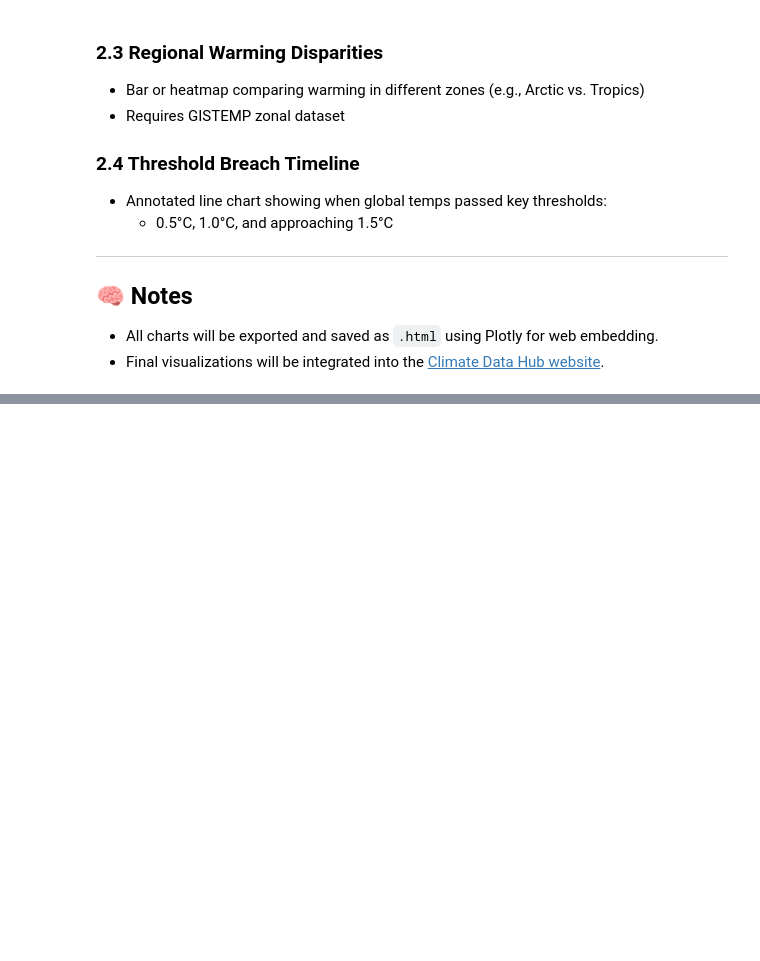
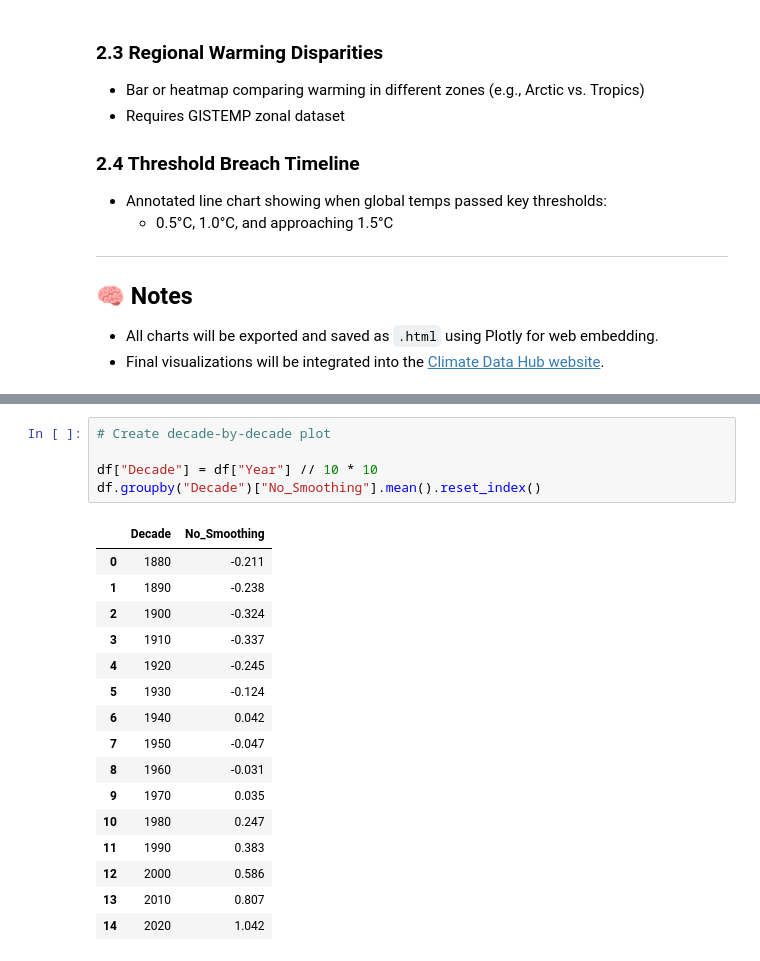
Before and after one commit to ArBlaze/Climate-Data-Hub, a Jupyter notebook: global-surface-temperature/notebooks/cleaning_and_visualization.ipynb, the cells around one changed output, grey strips where cells are left out. Drawn from its saved outputs; the diff is of its cells as text; blank space fills up the shorter version.

```diff
--- a/global-surface-temperature/notebooks/cleaning_and_visualization.ipynb
+++ b/global-surface-temperature/notebooks/cleaning_and_visualization.ipynb
@@ -188,0 +284,22 @@ fig.show()
+# %%
+# Create decade-by-decade plot
+
+df["Decade"] = df["Year"] // 10 * 10
+df.groupby("Decade")["No_Smoothing"].mean().reset_index()
+# %% [output]
+|  | Decade | No_Smoothing |
+| 0 | 1880 | -0.211 |
+| 1 | 1890 | -0.238 |
+| 2 | 1900 | -0.324 |
+| 3 | 1910 | -0.337 |
+| 4 | 1920 | -0.245 |
+| 5 | 1930 | -0.124 |
+| 6 | 1940 | 0.042 |
+| 7 | 1950 | -0.047 |
+| 8 | 1960 | -0.031 |
+| 9 | 1970 | 0.035 |
+| 10 | 1980 | 0.247 |
+| 11 | 1990 | 0.383 |
+| 12 | 2000 | 0.586 |
+| 13 | 2010 | 0.807 |
+| 14 | 2020 | 1.042 |
```
Also changed, not shown: parts of 8 cells of this notebook, 1 other file.
